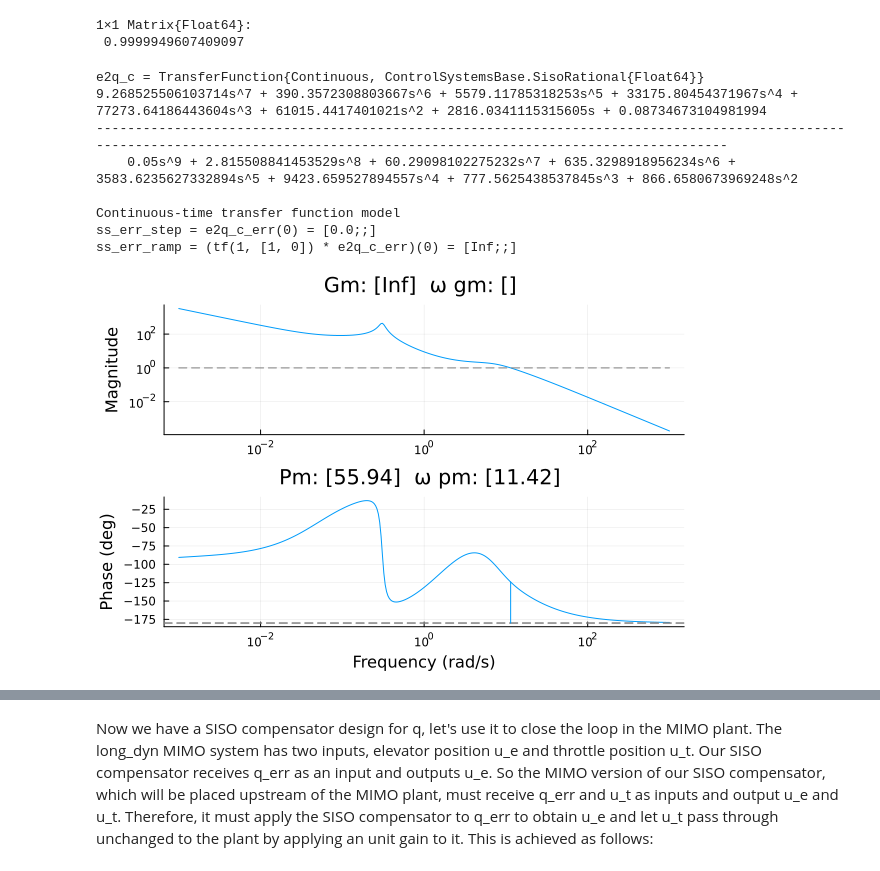
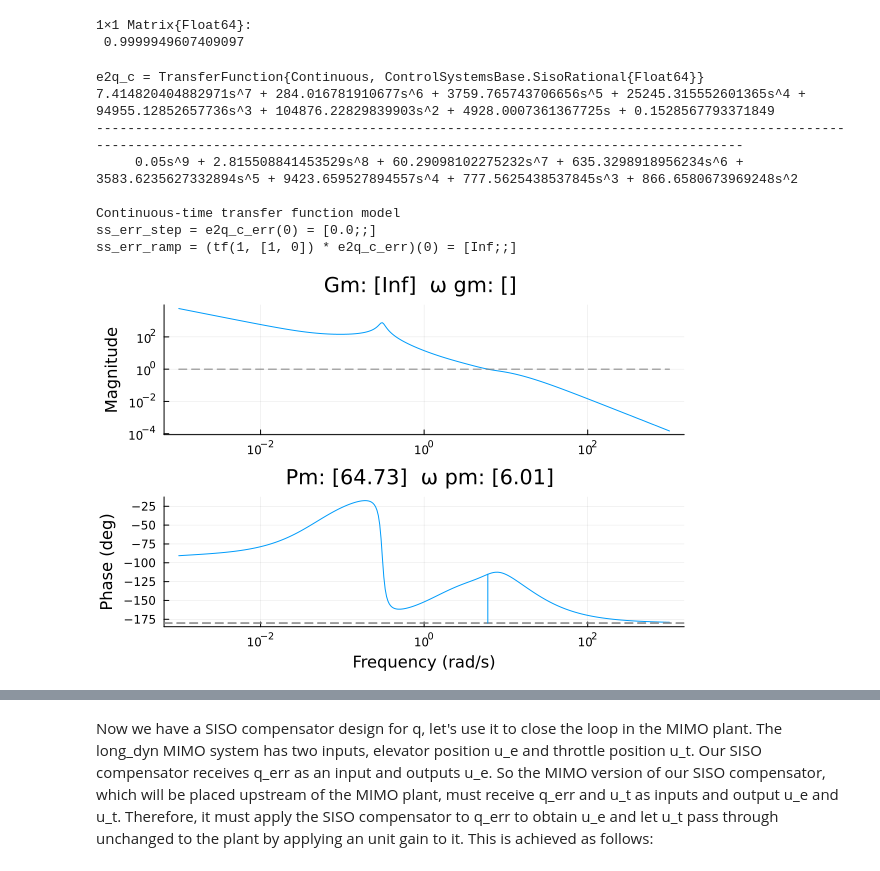
Before and after one commit to e271828e/Flight.jl, a Jupyter notebook: src/aircraft/c172r/design/pitch_cas.ipynb, the cells around one changed output, grey strips where cells are left out. Cells and saved outputs as stored; diff of their text form; code cells hidden in the pictures.

```diff
--- a/src/aircraft/c172r/design/pitch_cas.ipynb
+++ b/src/aircraft/c172r/design/pitch_cas.ipynb
@@ -107,40 +107,40 @@ err_e2q(0) = [0.9999949607409097;;]
 # %%
 #we can start by trying a PID in series with the pure integrator previously
 #indicated. rather than aiming for minimum steady state error (since the outward
 #θ loop doesn't really care for that), we want reasonable stability margins
 
-# k_p = 20
-# k_i = 5
+# k_p = 10
+# k_i = 20
 # k_d = 0.5
-k_p = 10
-k_i = 20
-k_d = 0.5
+k_p = 4
+k_i = 35
+k_d = 0.6
 q_comp = series(k_p + k_i * tf(1, [1,0]) + k_d * tf([1, 0], [0.05, 1]), tf(1, [1, 0]))
 
 e2q_c = series(q_comp, e2q)
 @show e2q_c
 
 #error transfer function (setpoint - plant output)
 e2q_c_err = 1/(1+e2q_c)
 #the steady state error for a given test input is the final value of the ETF for
 #that input. applying the final value theorem, the final value for a step input
 #is found simply by settng s=0. therefore:
 @show ss_err_step = e2q_c_err(0)
 
 #and for a ramp input:
 @show ss_err_ramp = (tf(1, [1, 0]) * e2q_c_err)(0)
 
 marginplot(e2q_c)
 # %% [output]
 e2q_c = TransferFunction{Continuous, ControlSystemsBase.SisoRational{Float64}}
-9.268525506103714s^7 + 390.3572308803667s^6 + 5579.11785318253s^5 + 33175.80454371967s^4 + 77273.64186443604s^3 + 61015.4417401021s^2 + 2816.0341115315605s + 0.08734673104981994
----------------------------------------------------------------------------------------------------------------------------------------------------------------------------------
-    0.05s^9 + 2.815508841453529s^8 + 60.29098102275232s^7 + 635.3298918956234s^6 + 3583.6235627332894s^5 + 9423.659527894557s^4 + 777.5625438537845s^3 + 866.6580673969248s^2
+7.414820404882971s^7 + 284.016781910677s^6 + 3759.765743706656s^5 + 25245.315552601365s^4 + 94955.12852657736s^3 + 104876.22829839903s^2 + 4928.0007361367725s + 0.1528567793371849
+-----------------------------------------------------------------------------------------------------------------------------------------------------------------------------------
+     0.05s^9 + 2.815508841453529s^8 + 60.29098102275232s^7 + 635.3298918956234s^6 + 3583.6235627332894s^5 + 9423.659527894557s^4 + 777.5625438537845s^3 + 866.6580673969248s^2
 
 Continuous-time transfer function model
 ss_err_step = e2q_c_err(0) = [0.0;;]
 ss_err_ramp = (tf(1, [1, 0]) * e2q_c_err)(0) = [Inf;;]
-[figure, old version]
+[figure, new version]
 # %%
 cl = feedback(e2q_c, 1)
 @show zpk(cl)
```
Also changed, not shown: parts of 6 cells of this notebook.
